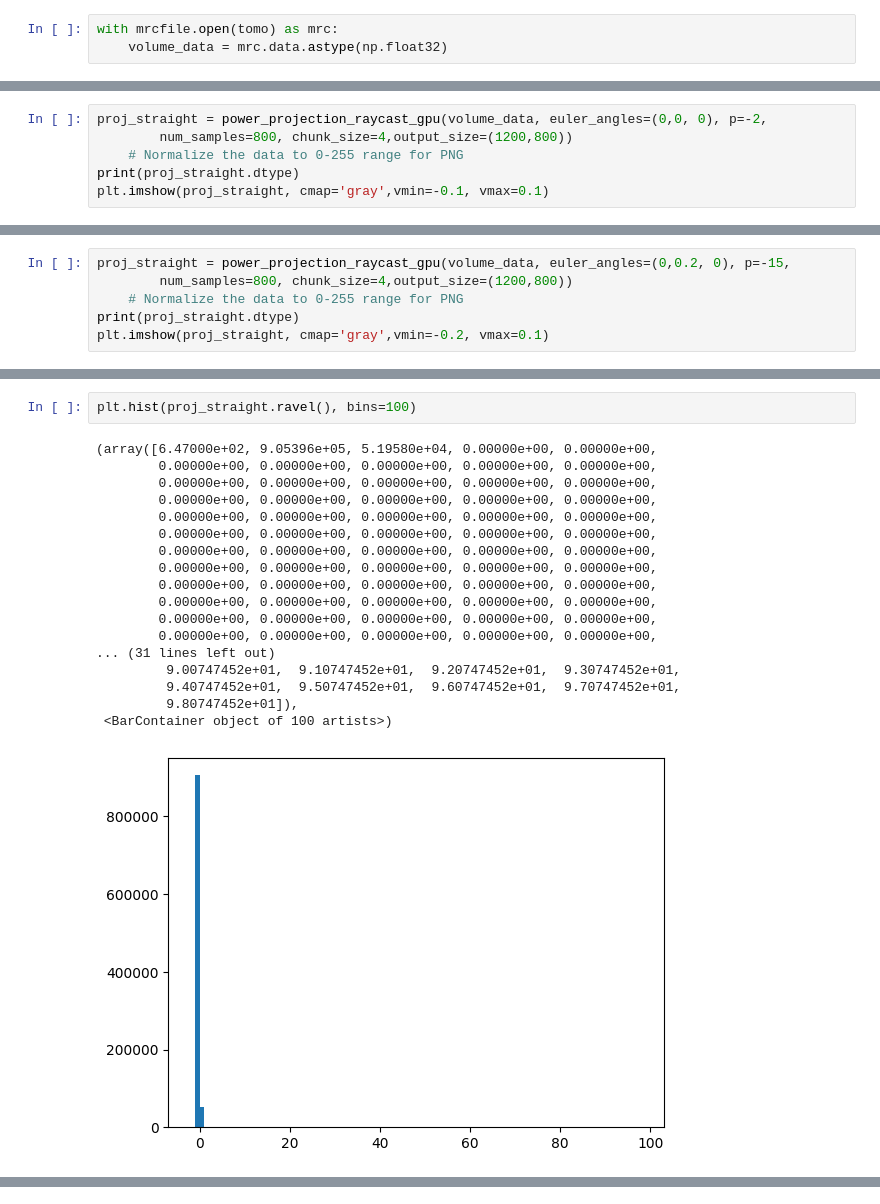
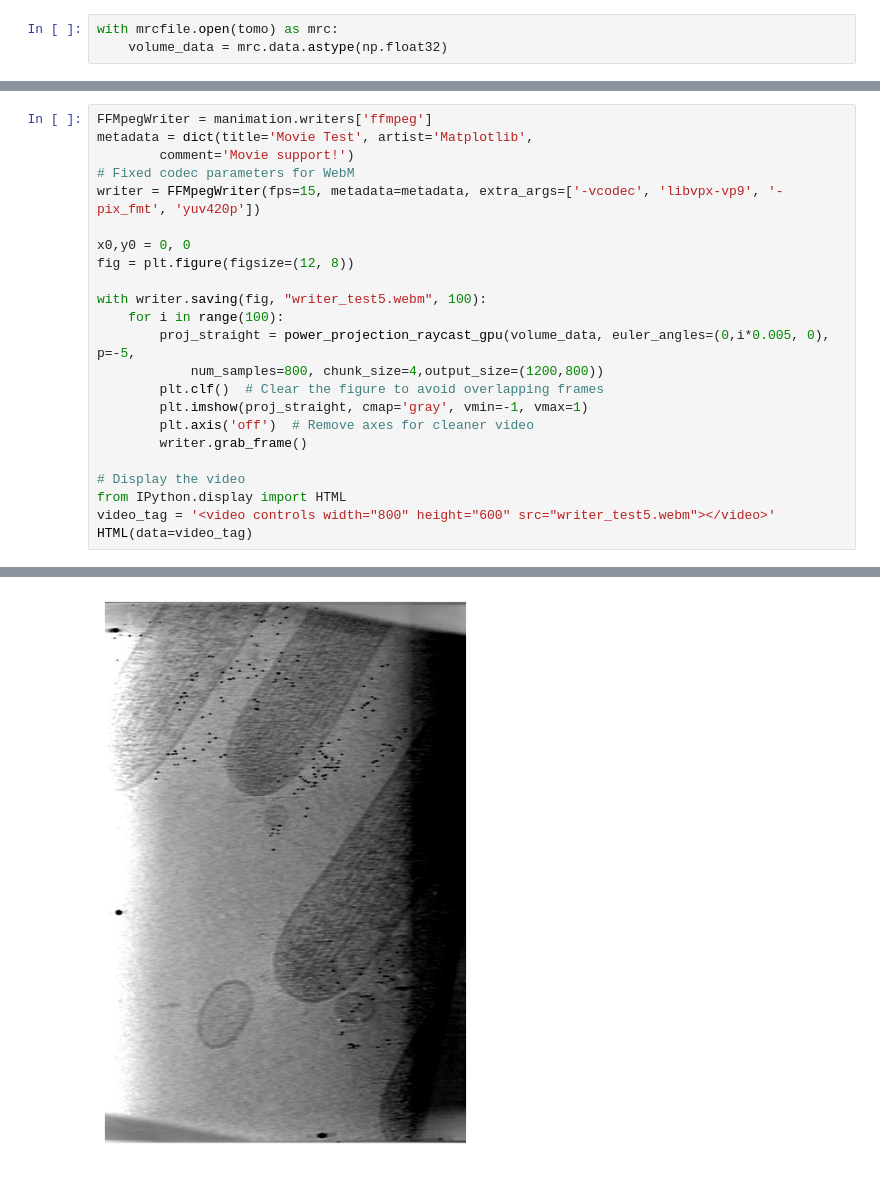
Before and after one commit to jojoelfe/torch-power-weighted-projection, a Jupyter notebook: examples/prototype.ipynb, the cells around one changed output, grey strips where cells are left out. Saved outputs shown, nothing was run; the diff lists cells and outputs as text.

```diff
--- a/examples/prototype.ipynb
+++ b/examples/prototype.ipynb
@@ -172,6 +163,0 @@ float32
-# %%
-proj_straight = power_projection_raycast_gpu(volume_data, euler_angles=(0,0, 0), p=-2,
-        num_samples=800, chunk_size=4,output_size=(1200,800))
-    # Normalize the data to 0-255 range for PNG
-print(proj_straight.dtype)
-plt.imshow(proj_straight, cmap='gray',vmin=-0.1, vmax=0.1)
@@ -182,6 +163,0 @@ float32
-# %%
-proj_straight = power_projection_raycast_gpu(volume_data, euler_angles=(0,0.2, 0), p=-15,
-        num_samples=800, chunk_size=4,output_size=(1200,800))
-    # Normalize the data to 0-255 range for PNG
-print(proj_straight.dtype)
-plt.imshow(proj_straight, cmap='gray',vmin=-0.2, vmax=0.1)
@@ -192,21 +164,24 @@ float32
-# %%
-plt.hist(proj_straight.ravel(), bins=100)
-# %% [output]
-(array([6.47000e+02, 9.05396e+05, 5.19580e+04, 0.00000e+00, 0.00000e+00,
-        0.00000e+00, 0.00000e+00, 0.00000e+00, 0.00000e+00, 0.00000e+00,
-        0.00000e+00, 0.00000e+00, 0.00000e+00, 0.00000e+00, 0.00000e+00,
-        0.00000e+00, 0.00000e+00, 0.00000e+00, 0.00000e+00, 0.00000e+00,
-        0.00000e+00, 0.00000e+00, 0.00000e+00, 0.00000e+00, 0.00000e+00,
-        0.00000e+00, 0.00000e+00, 0.00000e+00, 0.00000e+00, 0.00000e+00,
-        0.00000e+00, 0.00000e+00, 0.00000e+00, 0.00000e+00, 0.00000e+00,
-        0.00000e+00, 0.00000e+00, 0.00000e+00, 0.00000e+00, 0.00000e+00,
-        0.00000e+00, 0.00000e+00, 0.00000e+00, 0.00000e+00, 0.00000e+00,
-        0.00000e+00, 0.00000e+00, 0.00000e+00, 0.00000e+00, 0.00000e+00,
-        0.00000e+00, 0.00000e+00, 0.00000e+00, 0.00000e+00, 0.00000e+00,
-        0.00000e+00, 0.00000e+00, 0.00000e+00, 0.00000e+00, 0.00000e+00,
-... (31 lines left out)
-         9.00747452e+01,  9.10747452e+01,  9.20747452e+01,  9.30747452e+01,
-         9.40747452e+01,  9.50747452e+01,  9.60747452e+01,  9.70747452e+01,
-         9.80747452e+01]),
- <BarContainer object of 100 artists>)
-[figure, removed]
+# %%
+FFMpegWriter = manimation.writers['ffmpeg']
+metadata = dict(title='Movie Test', artist='Matplotlib',
+        comment='Movie support!')
+# Fixed codec parameters for WebM
+writer = FFMpegWriter(fps=15, metadata=metadata, extra_args=['-vcodec', 'libvpx-vp9', '-pix_fmt', 'yuv420p'])
+
+x0,y0 = 0, 0
+fig = plt.figure(figsize=(12, 8))
+
+with writer.saving(fig, "writer_test5.webm", 100):
+    for i in range(100):
+        proj_straight = power_projection_raycast_gpu(volume_data, euler_angles=(0,i*0.005, 0), p=-5,
+            num_samples=800, chunk_size=4,output_size=(1200,800))
+        plt.clf()  # Clear the figure to avoid overlapping frames
+        plt.imshow(proj_straight, cmap='gray', vmin=-1, vmax=1)
+        plt.axis('off')  # Remove axes for cleaner video
+        writer.grab_frame()
+
+# Display the video
+from IPython.display import HTML
+video_tag = '<video controls width="800" height="600" src="writer_test5.webm"></video>'
+HTML(data=video_tag)
+# %% [output]
@@ -212,0 +189 @@ plt.hist(proj_straight.ravel(), bins=100)
+[figure, added]
```
Also changed, not shown: parts of 9 cells of this notebook, 5 other files.
